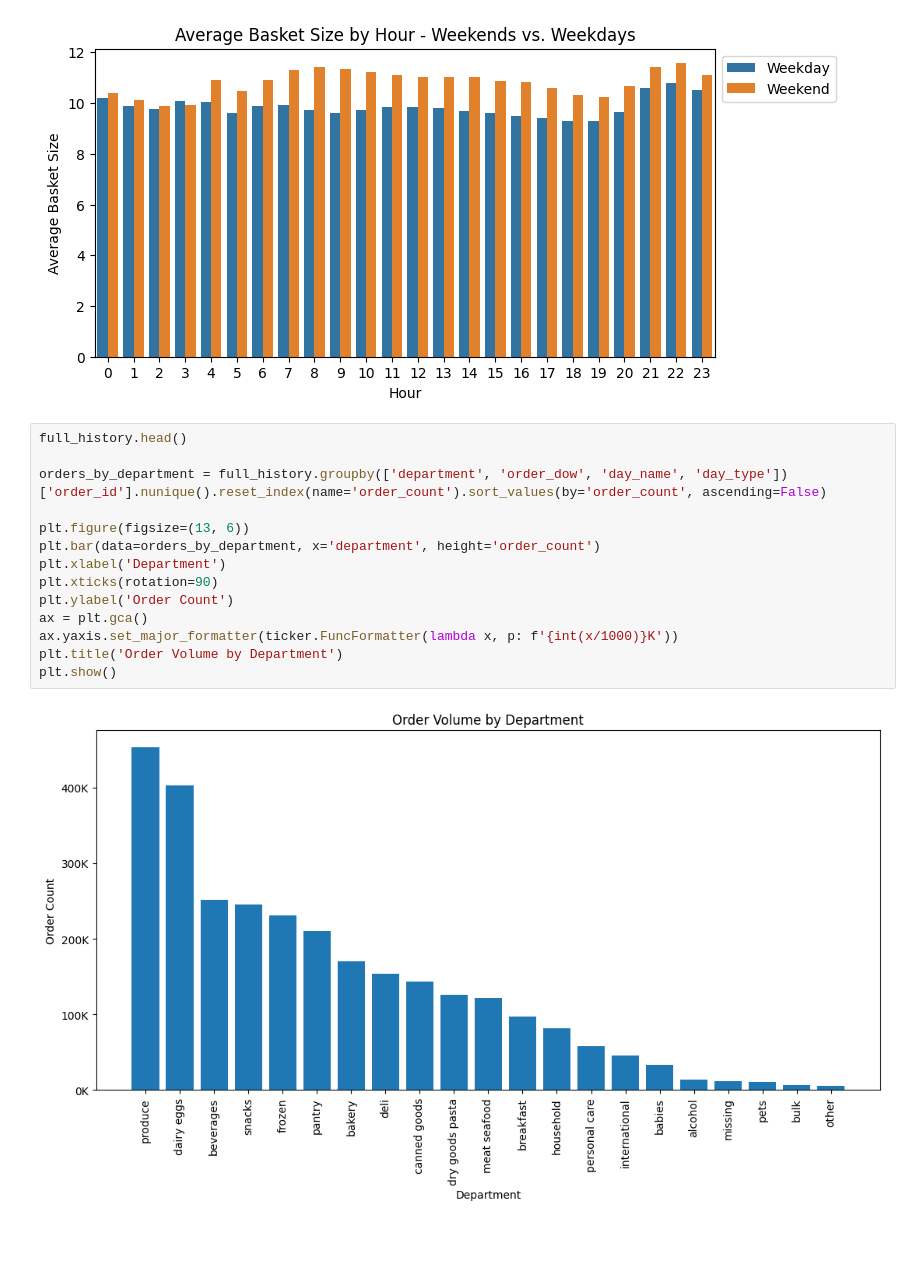
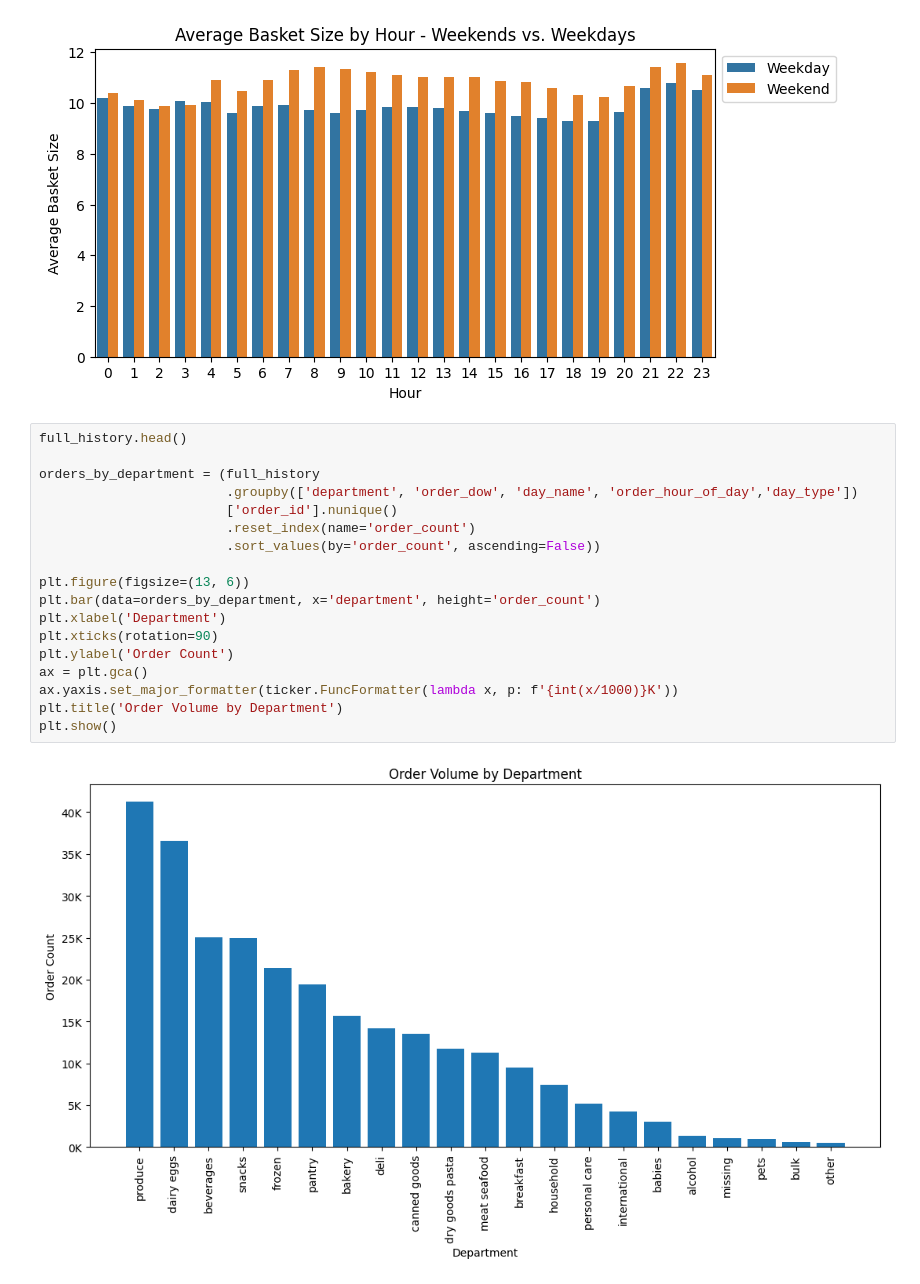
Before and after one commit to shawnho-368/instacart_market_basket, a Jupyter notebook: notebook/instacart.ipynb, the cells around one changed output. Cells and saved outputs as stored; diff of their text form; blank space fills up the shorter version.

```diff
--- a/notebook/instacart.ipynb
+++ b/notebook/instacart.ipynb
@@ -293,16 +293,20 @@ plt.show()
 # %%
 full_history.head()
 
-orders_by_department = full_history.groupby(['department', 'order_dow', 'day_name', 'day_type'])['order_id'].nunique().reset_index(name='order_count').sort_values(by='order_count', ascending=False)
+orders_by_department = (full_history
+                        .groupby(['department', 'order_dow', 'day_name', 'order_hour_of_day','day_type'])
+                        ['order_id'].nunique()
+                        .reset_index(name='order_count')
+                        .sort_values(by='order_count', ascending=False))
 
 plt.figure(figsize=(13, 6))
 plt.bar(data=orders_by_department, x='department', height='order_count')
 plt.xlabel('Department')
 plt.xticks(rotation=90)
 plt.ylabel('Order Count')
 ax = plt.gca()
 ax.yaxis.set_major_formatter(ticker.FuncFormatter(lambda x, p: f'{int(x/1000)}K'))
 plt.title('Order Volume by Department')
 plt.show()
 # %% [output]
-[figure, old version]
+[figure, new version]
```
Also changed, not shown: parts of 1 cell of this notebook.
